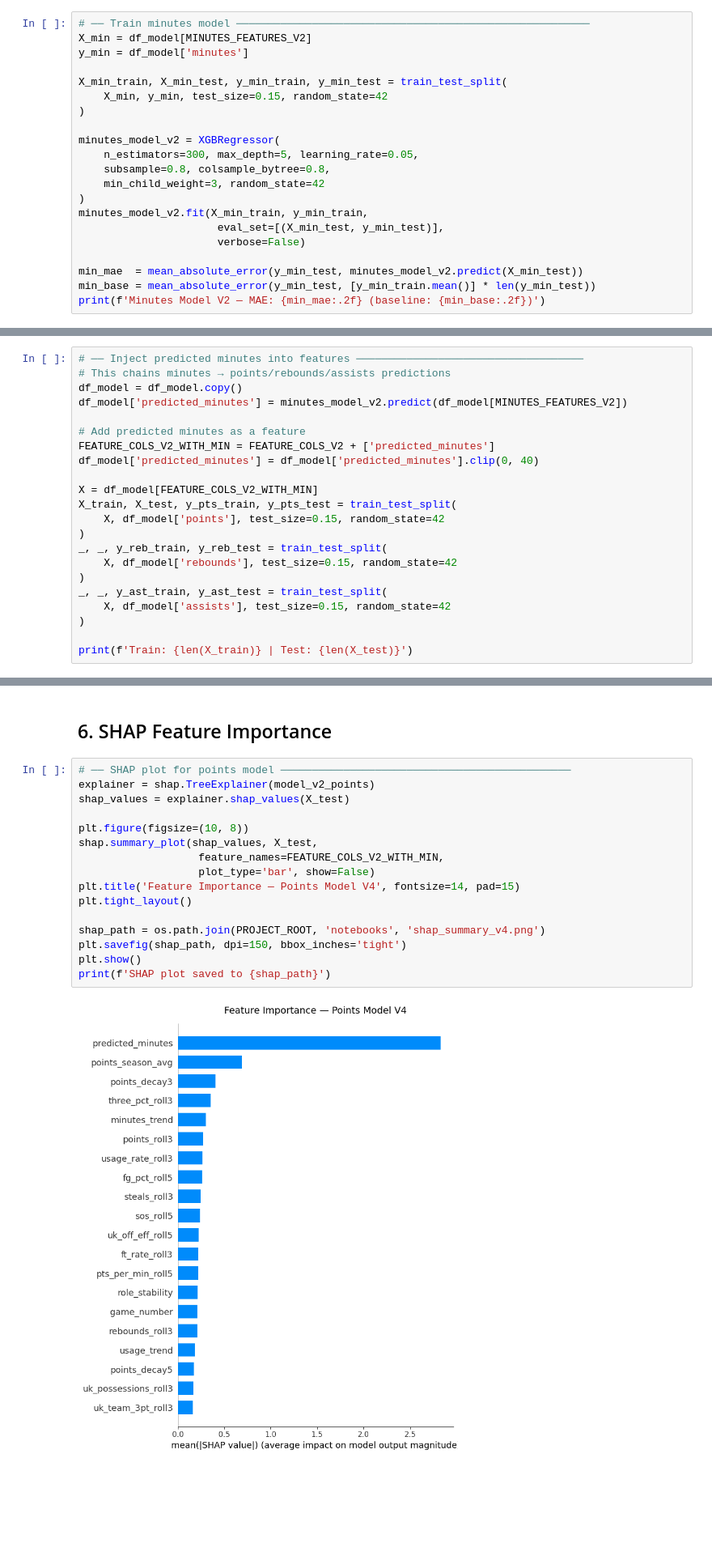
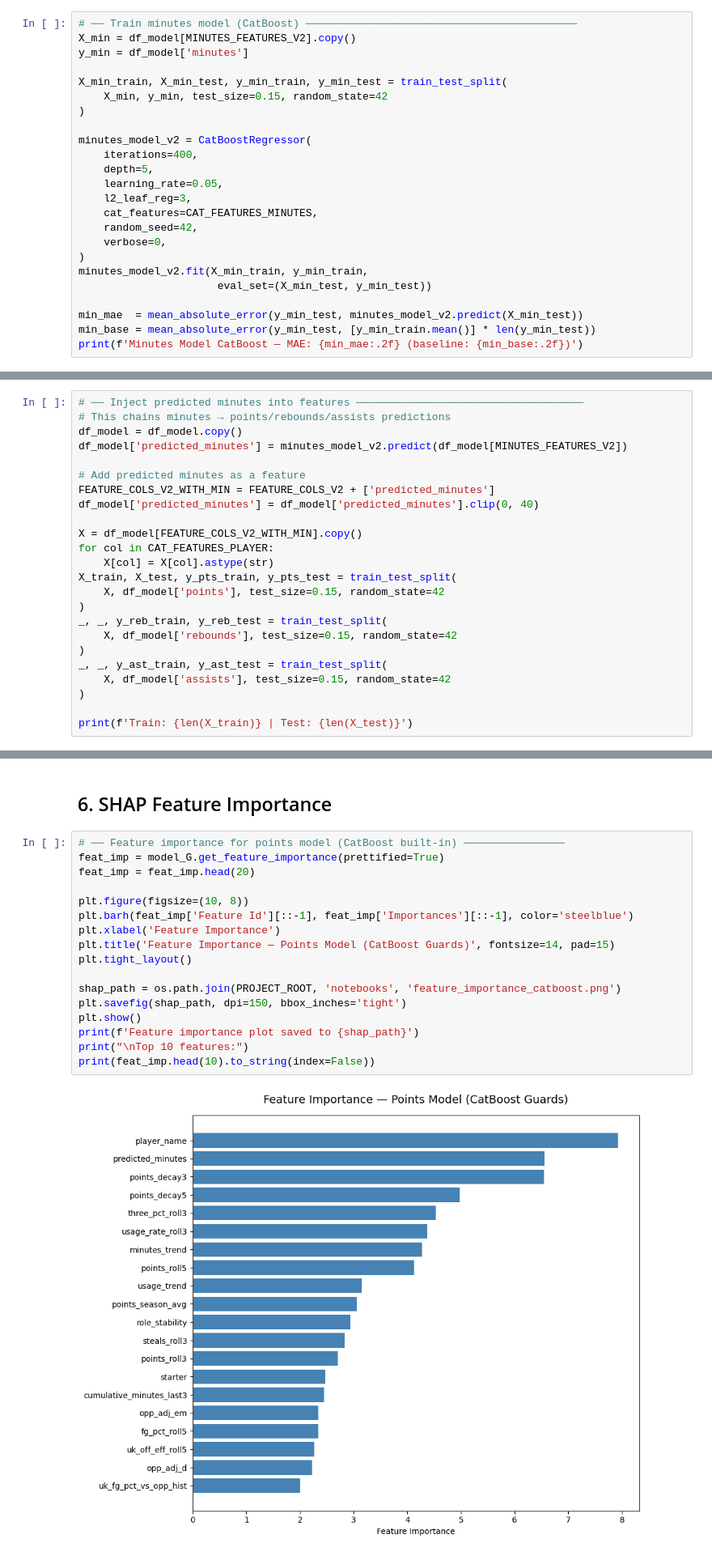
Before and after one commit to dsgannon/big-blue-nation-ai-analyst, a Jupyter notebook: notebooks/model_v2.ipynb, the cells around one changed output, grey strips where cells are left out. Shown at 81% size. Cells and saved outputs as stored; diff of their text form; blank space fills up the shorter version.

```diff
--- a/notebooks/model_v2.ipynb
+++ b/notebooks/model_v2.ipynb
@@ -493,24 +568,27 @@ Guards: 301 rows | F+C: 275 rows
 # %% [markdown]
 ## 3. Train Player Models (Points, Minutes, Rebounds, Assists)
 # %%
-# ── Train minutes model ────────────────────────────────────────────────────────
-X_min = df_model[MINUTES_FEATURES_V2]
+# ── Train minutes model (CatBoost) ───────────────────────────────────────────
+X_min = df_model[MINUTES_FEATURES_V2].copy()
 y_min = df_model['minutes']
 
 X_min_train, X_min_test, y_min_train, y_min_test = train_test_split(
     X_min, y_min, test_size=0.15, random_state=42
 )
 
-minutes_model_v2 = XGBRegressor(
-    n_estimators=300, max_depth=5, learning_rate=0.05,
-    subsample=0.8, colsample_bytree=0.8,
-    min_child_weight=3, random_state=42
+minutes_model_v2 = CatBoostRegressor(
+    iterations=400,
+    depth=5,
+    learning_rate=0.05,
+    l2_leaf_reg=3,
+    cat_features=CAT_FEATURES_MINUTES,
+    random_seed=42,
+    verbose=0,
 )
 minutes_model_v2.fit(X_min_train, y_min_train,
-                      eval_set=[(X_min_test, y_min_test)],
-                      verbose=False)
+                      eval_set=(X_min_test, y_min_test))
 
 min_mae  = mean_absolute_error(y_min_test, minutes_model_v2.predict(X_min_test))
 min_base = mean_absolute_error(y_min_test, [y_min_train.mean()] * len(y_min_test))
-print(f'Minutes Model V2 — MAE: {min_mae:.2f} (baseline: {min_base:.2f})')
+print(f'Minutes Model CatBoost — MAE: {min_mae:.2f} (baseline: {min_base:.2f})')
 # %% [output]
@@ -525,7 +603,9 @@ df_model['predicted_minutes'] = minutes_model_v2.predict(df_model[MINUTES_FEATUR
 FEATURE_COLS_V2_WITH_MIN = FEATURE_COLS_V2 + ['predicted_minutes']
 df_model['predicted_minutes'] = df_model['predicted_minutes'].clip(0, 40)
 
-X = df_model[FEATURE_COLS_V2_WITH_MIN]
+X = df_model[FEATURE_COLS_V2_WITH_MIN].copy()
+for col in CAT_FEATURES_PLAYER:
+    X[col] = X[col].astype(str)
 X_train, X_test, y_pts_train, y_pts_test = train_test_split(
     X, df_model['points'], test_size=0.15, random_state=42
 )
@@ -873,20 +1007,21 @@ Projected margin → win probability:
 # %% [markdown]
 ## 6. SHAP Feature Importance
 # %%
-# ── SHAP plot for points model ──────────────────────────────────────────────
-explainer = shap.TreeExplainer(model_v2_points)
-shap_values = explainer.shap_values(X_test)
+# ── Feature importance for points model (CatBoost built-in) ────────────────
+feat_imp = model_G.get_feature_importance(prettified=True)
+feat_imp = feat_imp.head(20)
 
 plt.figure(figsize=(10, 8))
-shap.summary_plot(shap_values, X_test,
-                   feature_names=FEATURE_COLS_V2_WITH_MIN,
-                   plot_type='bar', show=False)
-plt.title('Feature Importance — Points Model V4', fontsize=14, pad=15)
+plt.barh(feat_imp['Feature Id'][::-1], feat_imp['Importances'][::-1], color='steelblue')
+plt.xlabel('Feature Importance')
+plt.title('Feature Importance — Points Model (CatBoost Guards)', fontsize=14, pad=15)
 plt.tight_layout()
 
-shap_path = os.path.join(PROJECT_ROOT, 'notebooks', 'shap_summary_v4.png')
+shap_path = os.path.join(PROJECT_ROOT, 'notebooks', 'feature_importance_catboost.png')
 plt.savefig(shap_path, dpi=150, bbox_inches='tight')
 plt.show()
-print(f'SHAP plot saved to {shap_path}')
+print(f'Feature importance plot saved to {shap_path}')
+print("\nTop 10 features:")
+print(feat_imp.head(10).to_string(index=False))
 # %% [output]
-[figure, old version]
+[figure, new version]
```
Also changed, not shown: parts of 10 cells of this notebook, 11 other files.
